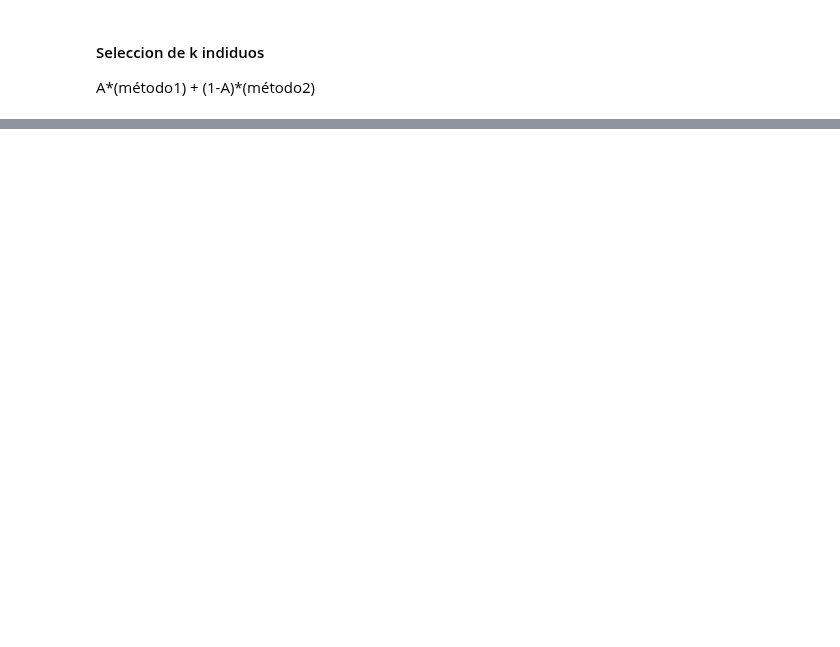
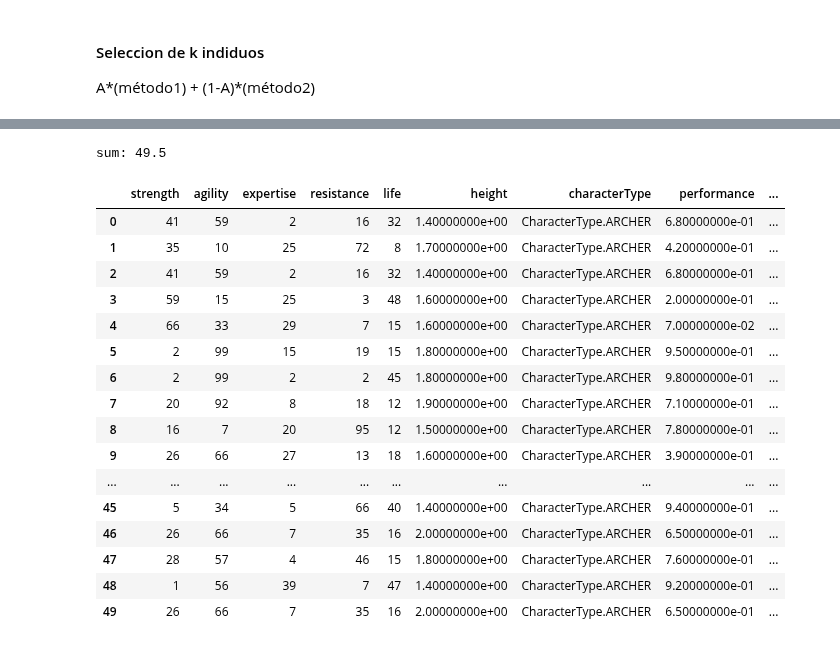
Before and after one commit to marianopm/sia-tp2, a Jupyter notebook: src/test.ipynb, the cells around one changed output, grey strips where cells are left out. Saved outputs shown, nothing was run; the diff lists cells and outputs as text; code cells hidden in the pictures; blank space fills up the shorter version.

```diff
--- a/src/test.ipynb
+++ b/src/test.ipynb
@@ -553,0 +552,24 @@ individualsTd
+# %%
+from selection import rank_based_selection
+#ejemplo
+individualsR = rank_based_selection(poblacion_inicial,k)
+individualsR
+# %% [output]
+sum: 49.5
+|  | strength | agility | expertise | resistance | life | height | characterType | performance | ... |
+| 0 | 41 | 59 | 2 | 16 | 32 | 1.40000000e+00 | CharacterType.ARCHER | 6.80000000e-01 | ... |
+| 1 | 35 | 10 | 25 | 72 | 8 | 1.70000000e+00 | CharacterType.ARCHER | 4.20000000e-01 | ... |
+| 2 | 41 | 59 | 2 | 16 | 32 | 1.40000000e+00 | CharacterType.ARCHER | 6.80000000e-01 | ... |
+| 3 | 59 | 15 | 25 | 3 | 48 | 1.60000000e+00 | CharacterType.ARCHER | 2.00000000e-01 | ... |
+| 4 | 66 | 33 | 29 | 7 | 15 | 1.60000000e+00 | CharacterType.ARCHER | 7.00000000e-02 | ... |
+| 5 | 2 | 99 | 15 | 19 | 15 | 1.80000000e+00 | CharacterType.ARCHER | 9.50000000e-01 | ... |
+| 6 | 2 | 99 | 2 | 2 | 45 | 1.80000000e+00 | CharacterType.ARCHER | 9.80000000e-01 | ... |
+| 7 | 20 | 92 | 8 | 18 | 12 | 1.90000000e+00 | CharacterType.ARCHER | 7.10000000e-01 | ... |
+| 8 | 16 | 7 | 20 | 95 | 12 | 1.50000000e+00 | CharacterType.ARCHER | 7.80000000e-01 | ... |
+| 9 | 26 | 66 | 27 | 13 | 18 | 1.60000000e+00 | CharacterType.ARCHER | 3.90000000e-01 | ... |
+| ... | ... | ... | ... | ... | ... | ... | ... | ... | ... |
+| 45 | 5 | 34 | 5 | 66 | 40 | 1.40000000e+00 | CharacterType.ARCHER | 9.40000000e-01 | ... |
+| 46 | 26 | 66 | 7 | 35 | 16 | 2.00000000e+00 | CharacterType.ARCHER | 6.50000000e-01 | ... |
+| 47 | 28 | 57 | 4 | 46 | 15 | 1.80000000e+00 | CharacterType.ARCHER | 7.60000000e-01 | ... |
+| 48 | 1 | 56 | 39 | 7 | 47 | 1.40000000e+00 | CharacterType.ARCHER | 9.20000000e-01 | ... |
+| 49 | 26 | 66 | 7 | 35 | 16 | 2.00000000e+00 | CharacterType.ARCHER | 6.50000000e-01 | ... |
```
Also changed, not shown: parts of 20 cells of this notebook, 1 other file.
